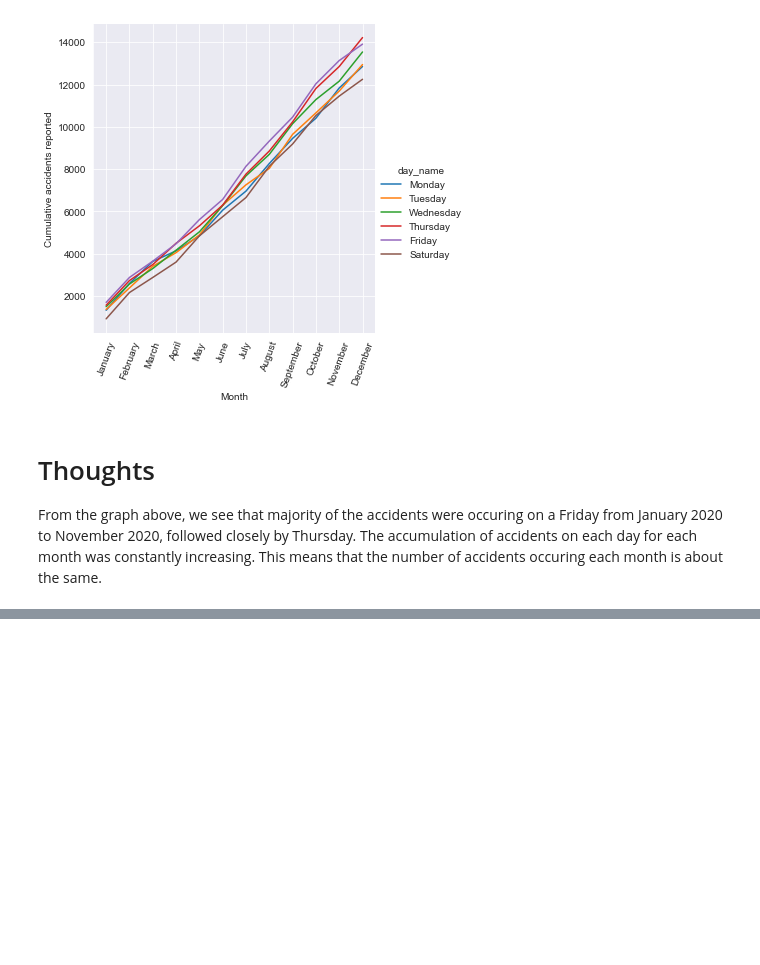
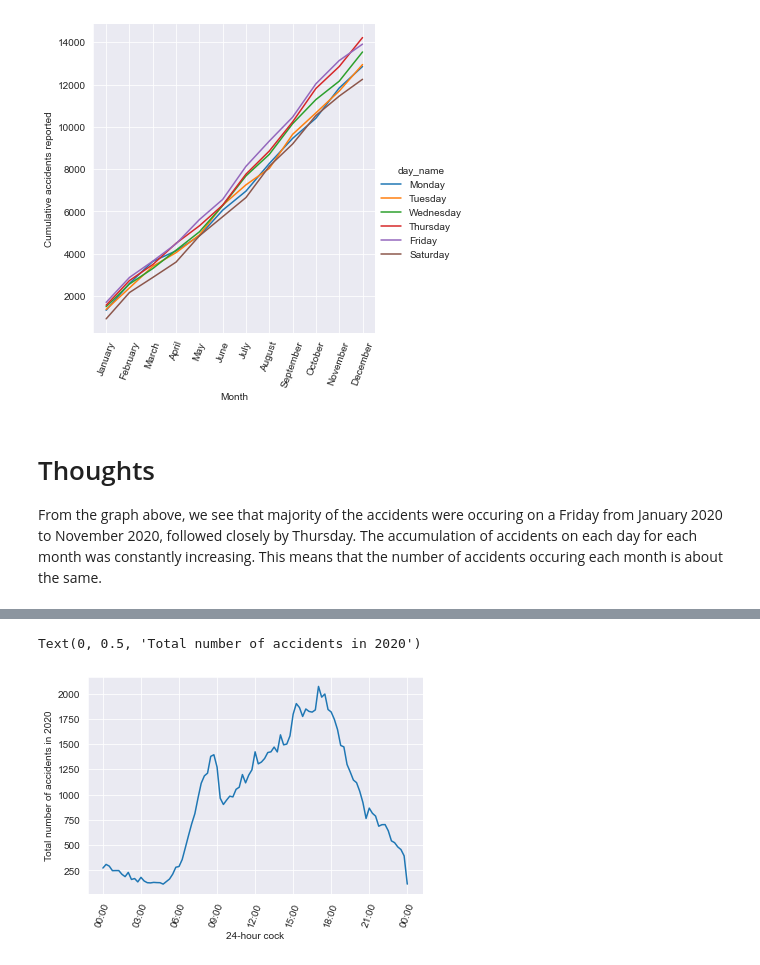
Before and after one commit to LuisEVT/High_Fatality_Accidents, a Jupyter notebook: High_Fatality_Accidents.ipynb, the cells around one changed output, grey strips where cells are left out. Drawn from its saved outputs; the diff is of its cells as text; code cells hidden in the pictures; blank space fills up the shorter version.

```diff
--- a/High_Fatality_Accidents.ipynb
+++ b/High_Fatality_Accidents.ipynb
@@ -298,0 +351,4 @@ From the graph above, we see that majority of the accidents were occuring on a F
+# %%
+df_time_reported_15min = df_accidents['time'].dt.round('15T').value_counts().reset_index()
+df_time_reported_15min_V2 = df_time_reported_15min.rename(columns={'time':'count','index':'time'})
+df_time_reported_15min_V2
@@ -298,0 +369,11 @@ From the graph above, we see that majority of the accidents were occuring on a F
+# %%
+ax1 = sns.lineplot(x='time',y='count', data = df_time_reported_15min_V2)
+
+ax1.xaxis.set_major_formatter(md.DateFormatter('%H:%M'))
+plt.xticks( rotation = 70 )
+
+plt.xlabel('24-hour cock')
+plt.ylabel('Total number of accidents in 2020')
+# %% [output]
+Text(0, 0.5, 'Total number of accidents in 2020')
+[figure, added]
```
Also changed, not shown: parts of 12 cells of this notebook.
